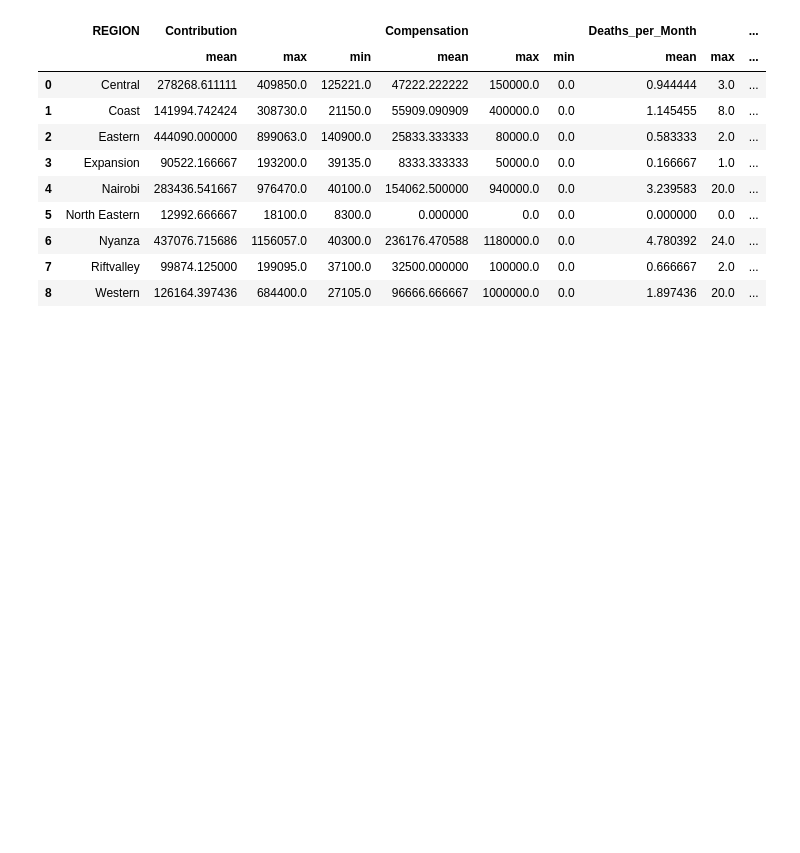
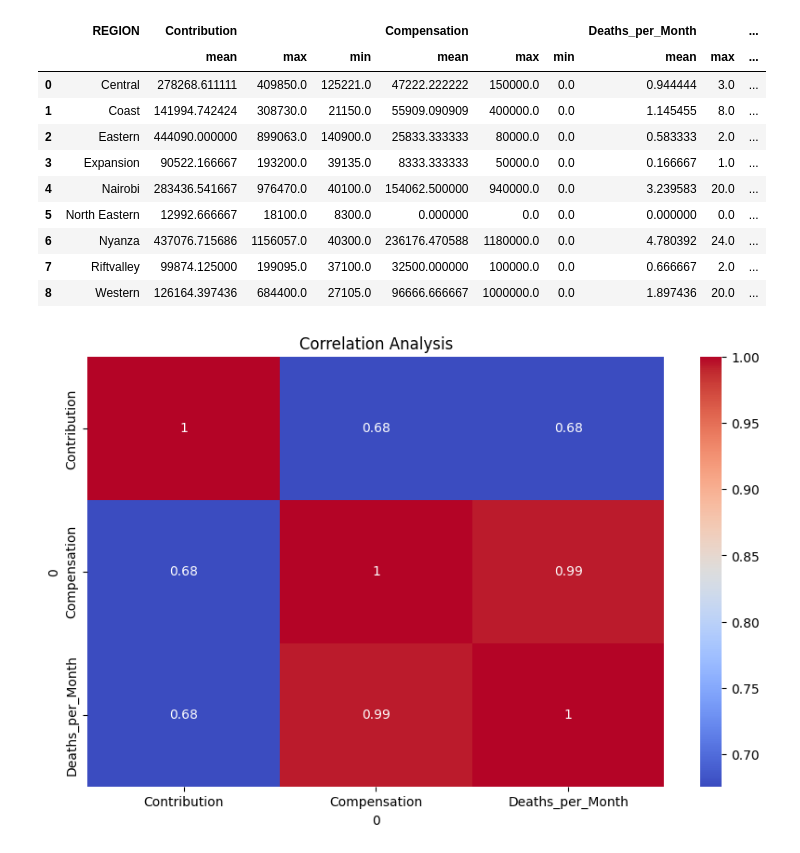
Before and after one commit to stevejj4/Data-Cleaning, a Jupyter notebook: SUN_Report.ipynb, the cells around one changed output. Drawn from its saved outputs; the diff is of its cells as text; code cells hidden in the pictures; blank space fills up the shorter version.

```diff
--- a/SUN_Report.ipynb
+++ b/SUN_Report.ipynb
@@ -354,3 +354,13 @@ metrics
 | 6 | Nyanza | 437076.715686 | 1156057.0 | 40300.0 | 236176.470588 | 1180000.0 | 0.0 | 4.780392 | 24.0 | ... |
 | 7 | Riftvalley | 99874.125000 | 199095.0 | 37100.0 | 32500.000000 | 100000.0 | 0.0 | 0.666667 | 2.0 | ... |
 | 8 | Western | 126164.397436 | 684400.0 | 27105.0 | 96666.666667 | 1000000.0 | 0.0 | 1.897436 | 20.0 | ... |
+# %%
+corr = df[['Contribution', 'Compensation', 'Deaths_per_Month']].corr()
+corr
+
+plt.figure(figsize=(10, 6))
+sns.heatmap(corr, annot=True, cmap='coolwarm')
+plt.title('Correlation Analysis')
+plt.show()
+# %% [output]
+[figure, added]
```
Also changed, not shown: parts of 2 cells of this notebook.
